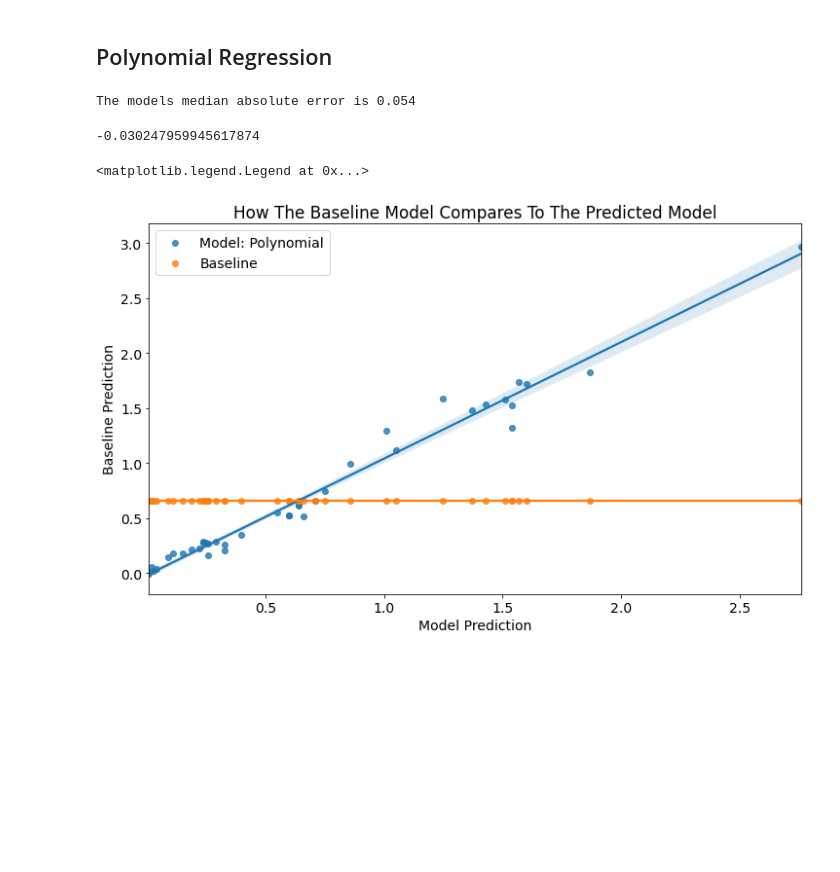
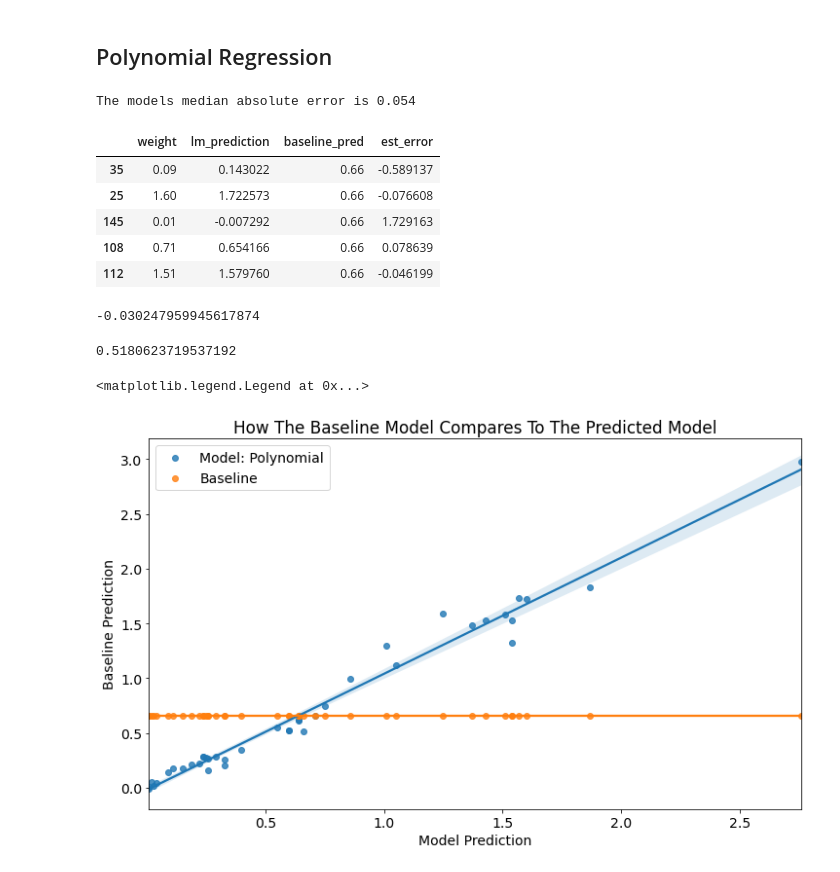
Before and after one commit to george887/estimating_fish_weights, a Jupyter notebook: project_walkthru.ipynb, the cells around one changed output. Cells and saved outputs as stored; diff of their text form; code cells hidden in the pictures; blank space fills up the shorter version.

```diff
--- a/project_walkthru.ipynb
+++ b/project_walkthru.ipynb
@@ -423,3 +423,6 @@ print(baseline)
 #print(np.median(y_train))
 # %% [output]
 0.66
+# %%
+baseline_pred_mean = train['weight'].mean()
+train['baseline_pred_mean'] = baseline_pred_mean
@@ -648,11 +655,24 @@ The models median absolute error is 0.054
 y_test['lm_prediction'] = lm_squared.predict(X_test_squared)
 y_test['baseline_pred'] = np.median(y_train)
 y_test['est_error'] = (y_test.weight - y_test.lm_prediction)/y_test.weight
+# %%
+y_test.head(5)
+# %% [output]
+|  | weight | lm_prediction | baseline_pred | est_error |
+| 35 | 0.09 | 0.143022 | 0.66 | -0.589137 |
+| 25 | 1.60 | 1.722573 | 0.66 | -0.076608 |
+| 145 | 0.01 | -0.007292 | 0.66 | 1.729163 |
+| 108 | 0.71 | 0.654166 | 0.66 | 0.078639 |
+| 112 | 1.51 | 1.579760 | 0.66 | -0.046199 |
 # %%
 # Estimated average error of model in the test data set.
 y_test.est_error.mean()
 # %% [output]
 -0.030247959945617874
+# %%
+y_test.lm_prediction.median()
+# %% [output]
+0.5180623719537192
 # %%
 sns.regplot(x="weight", y="lm_prediction", data=y_test, label="Model: Polynomial")
 sns.regplot(x="weight", y="baseline_pred", data=y_test, label="Baseline")
```
Also changed, not shown: parts of 6 cells of this notebook.
